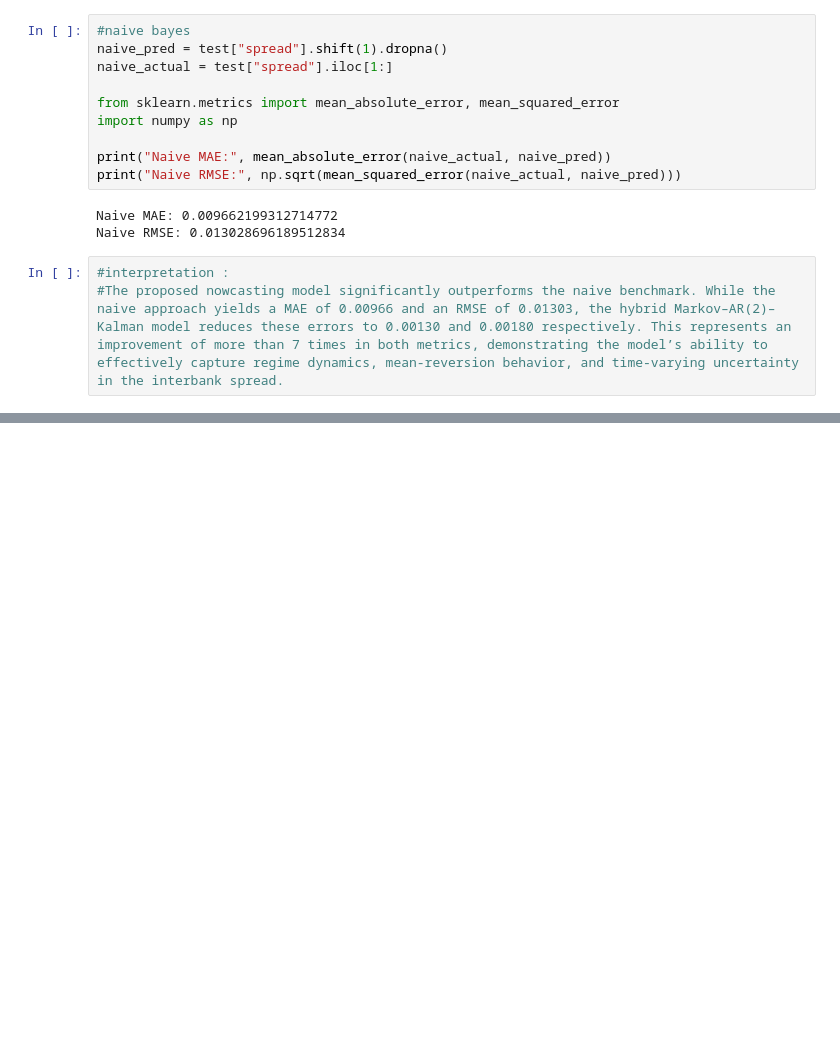
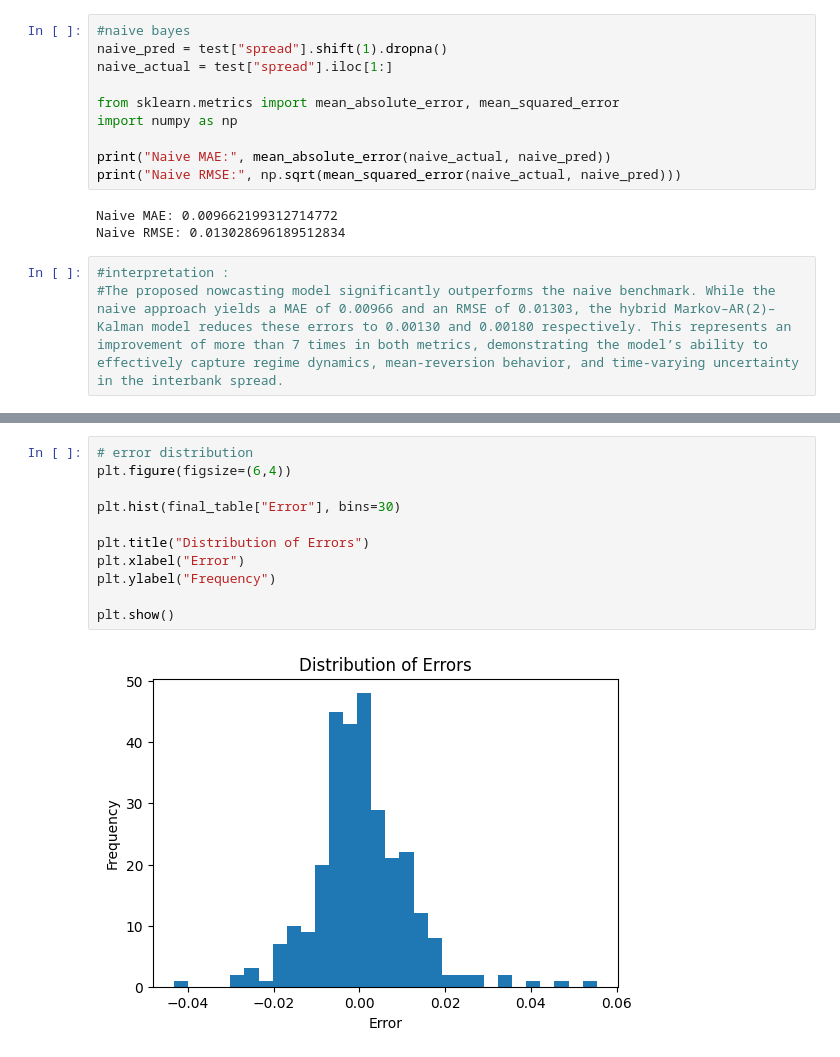
Before and after one commit to eya-sfar/tsa_project, a Jupyter notebook: process_data_part1/workstreamB.ipynb, the cells around one changed output, grey strips where cells are left out. Drawn from its saved outputs; the diff is of its cells as text; blank space fills up the shorter version.

```diff
--- a/process_data_part1/workstreamB.ipynb
+++ b/process_data_part1/workstreamB.ipynb
@@ -696,0 +909,13 @@ Naive RMSE: 0.013028696189512834
+# %%
+# error distribution
+plt.figure(figsize=(6,4))
+
+plt.hist(final_table["Error"], bins=30)
+
+plt.title("Distribution of Errors")
+plt.xlabel("Error")
+plt.ylabel("Frequency")
+
+plt.show()
+# %% [output]
+[figure, added]
```
Also changed, not shown: parts of 38 cells of this notebook, 2 other files.
